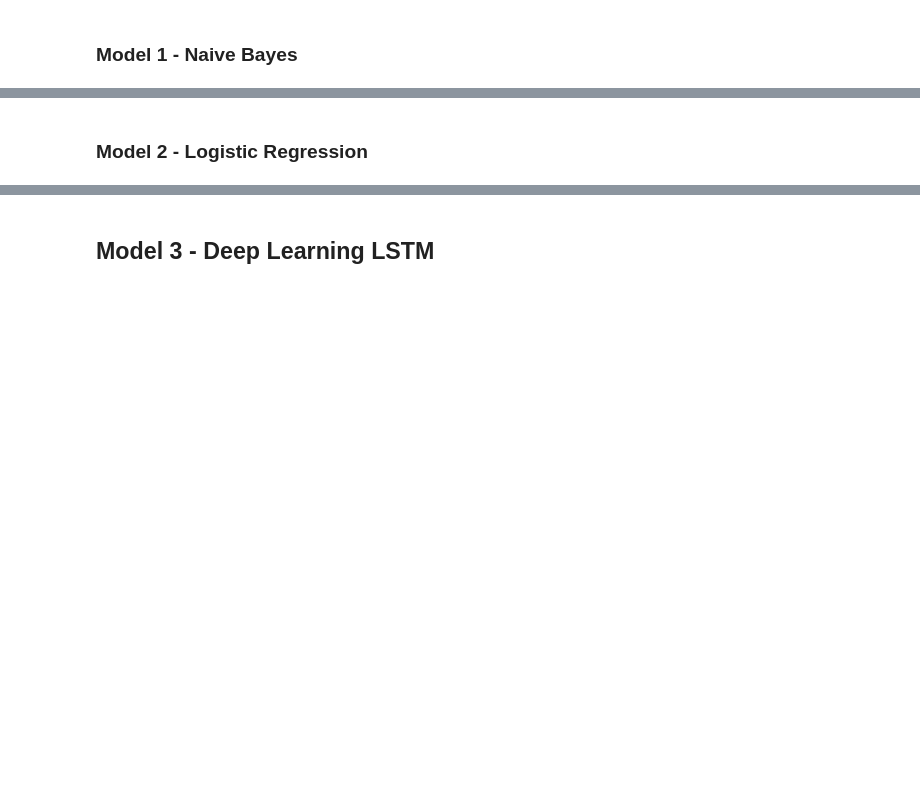
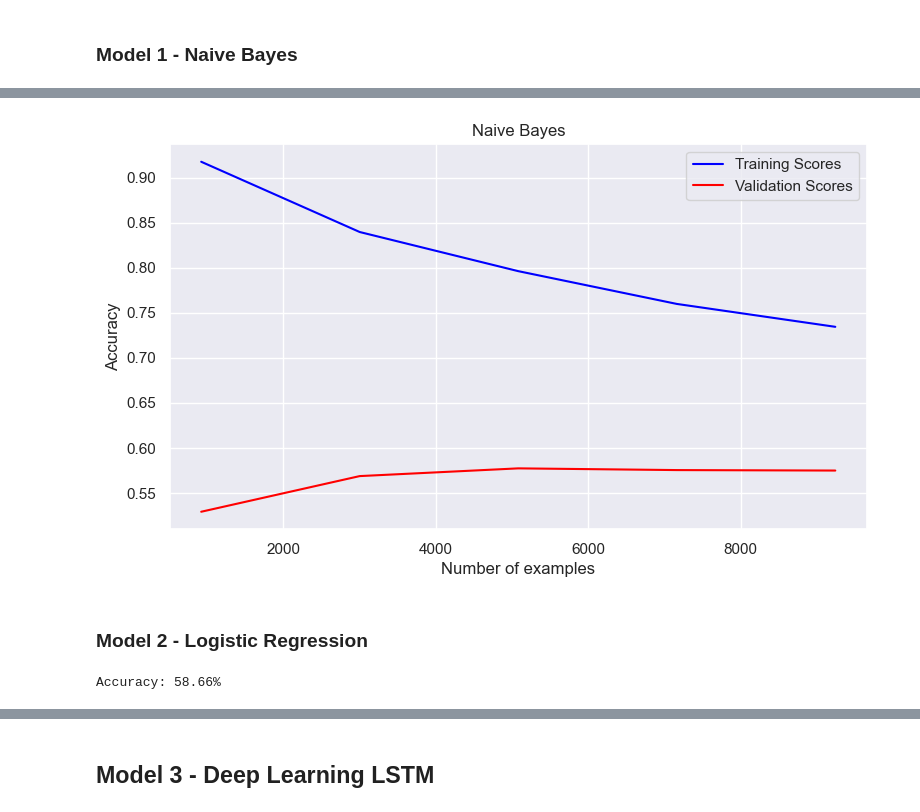
Before and after one commit to aliadalal/medical_abstract_classification, a Jupyter notebook: Glia/source/Glia.ConversationAI.NLP.Classifier.ipynb, the cells around one changed output, grey strips where cells are left out. Cells and saved outputs as stored; diff of their text form; code cells hidden in the pictures; blank space fills up the shorter version.

```diff
--- a/Glia/source/Glia.ConversationAI.NLP.Classifier.ipynb
+++ b/Glia/source/Glia.ConversationAI.NLP.Classifier.ipynb
@@ -180,8 +227,29 @@ print("Accuracy: %.2f%%" % ((n_right/float(len(condition_label_list_test)) * 100
+# %%
+def plot_learning_curve(trainSizes, trainScores, testScores, title="Learning Curve", filePath=None):
+    fig, ax = plt.subplots(1,1, figsize=(9, 5))
+    trainMeans =  np.mean(trainScores, axis=1)
+    testMeans = np.mean(testScores, axis=1)
+
+    ax.plot(trainSizes,trainMeans, color='blue', label='Training Scores')
+    ax.plot(trainSizes, testMeans, color='red', label='Validation Scores')
+
+    ax.set_title(title)
+    ax.set_ylabel('Accuracy')
+    ax.set_xlabel('Number of examples')
+    ax.legend(loc='best')
+    if filePath:
+        plt.savefig(filePath, bbox_inches='tight' )
+#Source https://github.com/ryankresse/plotting_learning_curves/blob/master/learning_curves_code.ipynb
+# %%
+trainSizes, NBTrainScores, NBTestScores = learning_curve(MultinomialNB(), x_train_counts, condition_label_list_train)
+plot_learning_curve(trainSizes, NBTrainScores, NBTestScores, title="Naive Bayes")
+# %% [output]
+[figure, added]
 # %% [markdown]
 ### Model 2 - Logistic Regression
 # %%
 LR = LogisticRegression(solver = "saga")
-LR.fit(x_train_counts,condition_label_list_train)
+history = LR.fit(x_train_tfidf,condition_label_list_train)
 pred_lr=LR.predict(x_test_counts) # Here is where I get an error
 n_right=0
 for i in range(len(pred_lr)):
@@ -189,3 +257,5 @@ for i in range(len(pred_lr)):
         n_right += 1
 
 print("Accuracy: %.2f%%" % ((n_right/float(len(condition_label_list_test)) * 100)))
+# %% [output]
+Accuracy: 58.66%
```
Also changed, not shown: parts of 14 cells of this notebook.
